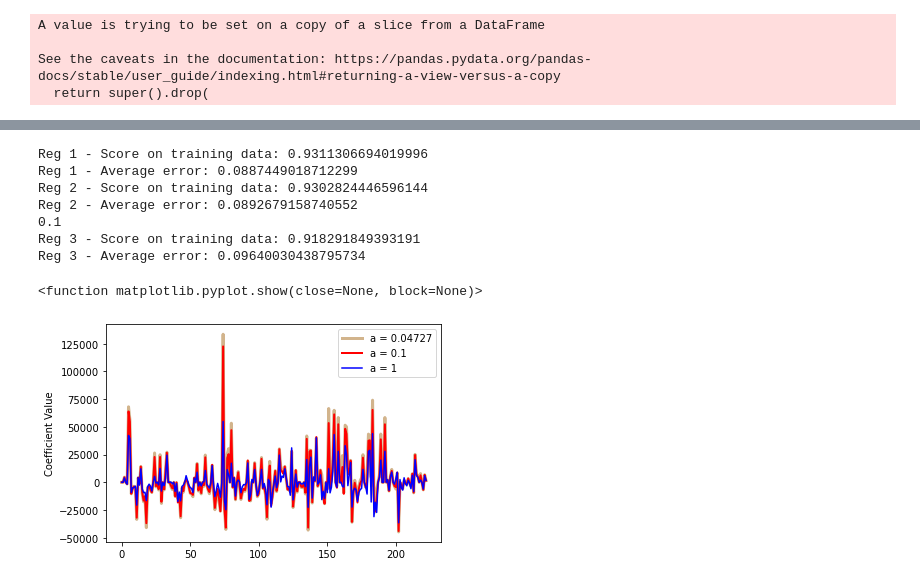
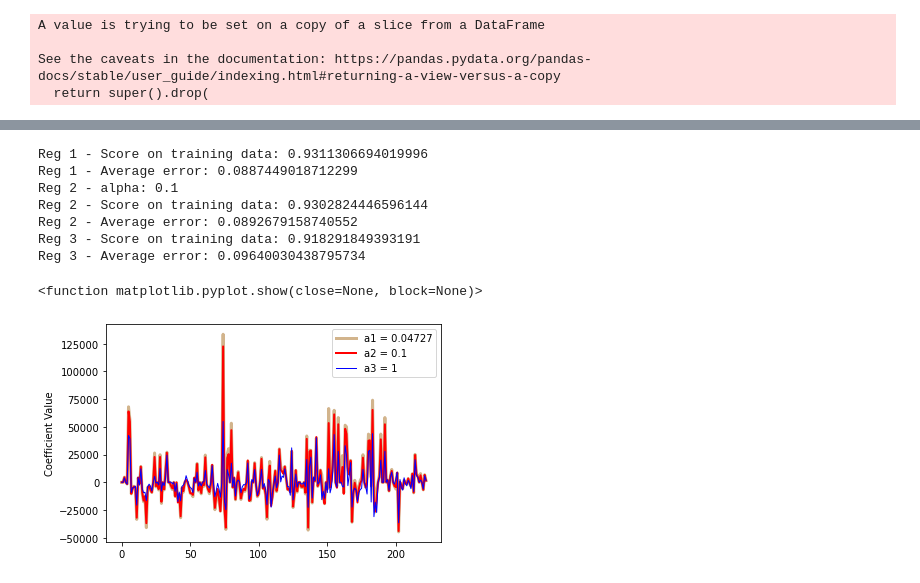
Before and after one commit to CalKat/COMP562-Final, a Jupyter notebook: RidgeRegressionModel.ipynb, the cells around one changed output, grey strips where cells are left out. Drawn from its saved outputs; the diff is of its cells as text; code cells hidden in the pictures.

Commit message:
final version of ridgeregression notebook

```diff
--- a/RidgeRegressionModel.ipynb
+++ b/RidgeRegressionModel.ipynb
@@ -204,33 +204,35 @@ Optimal alpha based on average error:
 # %%
 ridge_reg_1 = linear_model.Ridge(alpha=0.04727) # our 'calculated' optimal alpha
 ridge_reg_2 = linear_model.RidgeCV(alphas=np.around(np.linspace(0.01,.1,100), 5))
 ridge_reg_3 = linear_model.Ridge(alpha=1)
 
 ridge_reg_1.fit(train_data, train_labels)
 print("Reg 1 - Score on training data: " + str(ridge_reg_1.score(train_data, train_labels)))
 print("Reg 1 - Average error: " + str(find_avg_error(ridge_test(ridge_reg_1))))
 
 ridge_reg_2.fit(train_data, train_labels)
+print("Reg 2 - alpha: " + str(ridge_reg_2.alpha_))
 print("Reg 2 - Score on training data: " + str(ridge_reg_2.score(train_data, train_labels)))
 print("Reg 2 - Average error: " + str(find_avg_error(ridge_test(ridge_reg_2))))
+
 
 ridge_reg_3.fit(train_data, train_labels)
 print("Reg 3 - Score on training data: " + str(ridge_reg_3.score(train_data, train_labels)))
 print("Reg 3 - Average error: " + str(find_avg_error(ridge_test(ridge_reg_3))))
 
-plt.plot(ridge_reg_1.coef_, color='tan', linewidth=3, label="a = 0.04727")
-plt.plot(ridge_reg_2.coef_,  color='red', linewidth=2, label="a = 0.1")
-plt.plot(ridge_reg_3.coef_,  color='blue', label="a = 1")
+plt.plot(ridge_reg_1.coef_, color='tan', linewidth=3, label="a1 = 0.04727")
+plt.plot(ridge_reg_2.coef_,  color='red', linewidth=2, label="a2 = 0.1")
+plt.plot(ridge_reg_3.coef_,  color='blue', linewidth=1,label="a3 = 1")
 plt.ylabel("Coefficient Value")
 plt.legend()
 plt.show
 # %% [output]
 Reg 1 - Score on training data: 0.9311306694019996
 Reg 1 - Average error: 0.0887449018712299
+Reg 2 - alpha: 0.1
 Reg 2 - Score on training data: 0.9302824446596144
 Reg 2 - Average error: 0.0892679158740552
-0.1
 Reg 3 - Score on training data: 0.918291849393191
 Reg 3 - Average error: 0.09640030438795734
 <function matplotlib.pyplot.show(close=None, block=None)>
-[figure, old version]
+[figure, new version]
```
Also changed, not shown: parts of 4 cells of this notebook.
